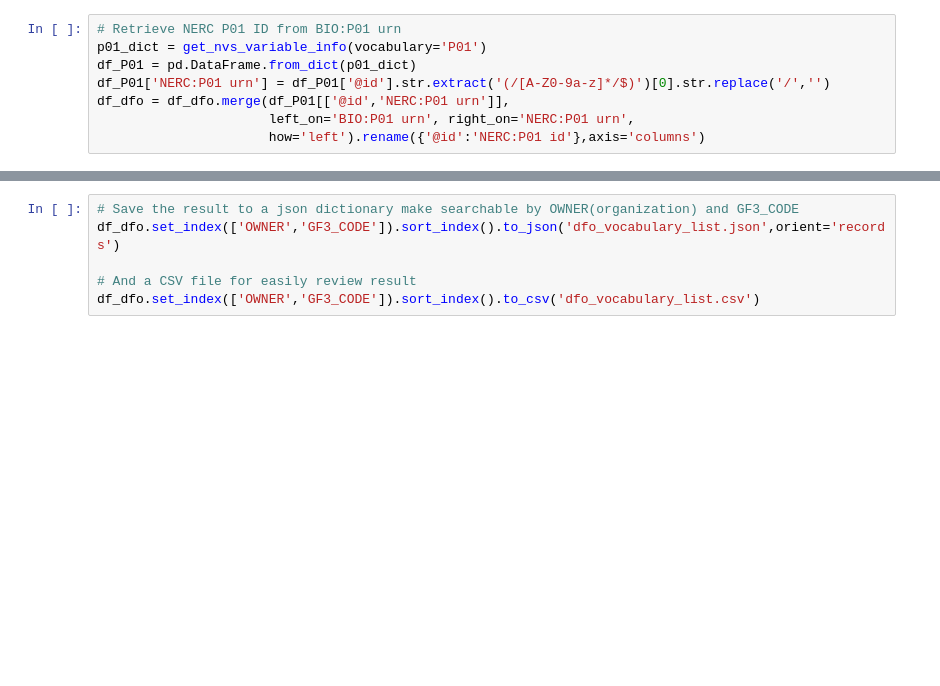
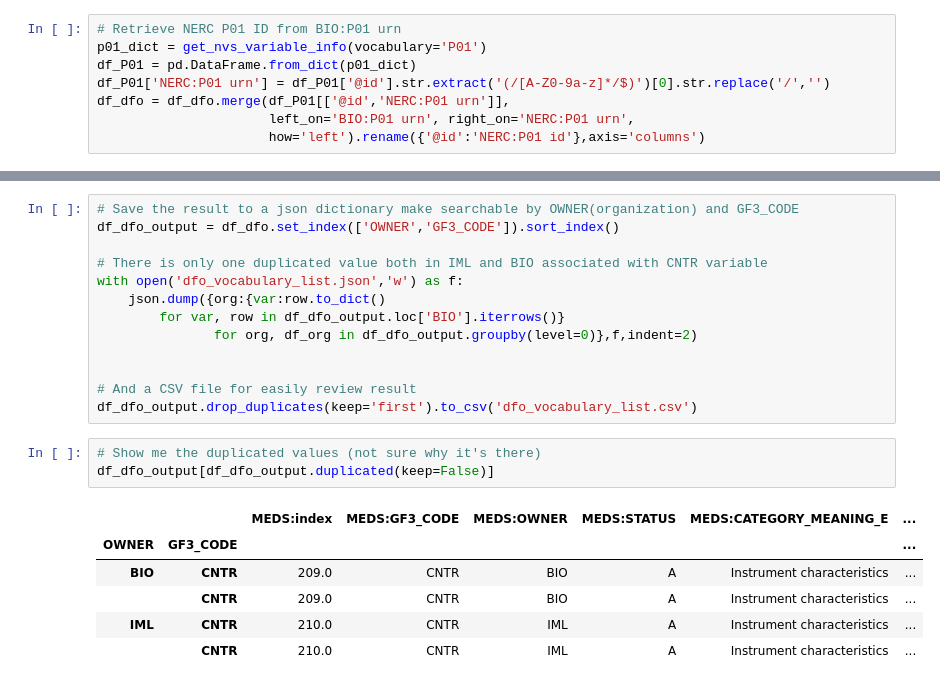
Before and after one commit to cioos-siooc/cioos-siooc_data_transform, a Jupyter notebook: odf_transform/vocabulary/ReviewDFO_Variables.ipynb, the cells around one changed output, grey strips where cells are left out. Cells and saved outputs as stored; diff of their text form; blank space fills up the shorter version.

Commit message:
Update the jupyter notebook to handle better the json output
Add the json file created too

```diff
--- a/odf_transform/vocabulary/ReviewDFO_Variables.ipynb
+++ b/odf_transform/vocabulary/ReviewDFO_Variables.ipynb
@@ -220,7 +203,24 @@ df_dfo.head()
 | 4 | 4.0 | AC2$ | MEDS | A | General purpose | Tout usage | ... |
 # %%
 # Save the result to a json dictionary make searchable by OWNER(organization) and GF3_CODE
-df_dfo.set_index(['OWNER','GF3_CODE']).sort_index().to_json('dfo_vocabulary_list.json',orient='records')
+df_dfo_output = df_dfo.set_index(['OWNER','GF3_CODE']).sort_index()
+
+# There is only one duplicated value both in IML and BIO associated with CNTR variable
+with open('dfo_vocabulary_list.json','w') as f:
+    json.dump({org:{var:row.to_dict()
+        for var, row in df_dfo_output.loc['BIO'].iterrows()}
+               for org, df_org in df_dfo_output.groupby(level=0)},f,indent=2)
+
 
 # And a CSV file for easily review result
-df_dfo.set_index(['OWNER','GF3_CODE']).sort_index().to_csv('dfo_vocabulary_list.csv')
+df_dfo_output.drop_duplicates(keep='first').to_csv('dfo_vocabulary_list.csv')
+# %%
+# Show me the duplicated values (not sure why it's there)
+df_dfo_output[df_dfo_output.duplicated(keep=False)]
+# %% [output]
+|  |  | MEDS:index | MEDS:GF3_CODE | MEDS:OWNER | MEDS:STATUS | MEDS:CATEGORY_MEANING_E | ... |
+| OWNER | GF3_CODE |  |  |  |  |  | ... |
+| BIO | CNTR | 209.0 | CNTR | BIO | A | Instrument characteristics | ... |
+|  | CNTR | 209.0 | CNTR | BIO | A | Instrument characteristics | ... |
+| IML | CNTR | 210.0 | CNTR | IML | A | Instrument characteristics | ... |
+|  | CNTR | 210.0 | CNTR | IML | A | Instrument characteristics | ... |
```
Also changed, not shown: parts of 2 cells of this notebook, 1 other file.
